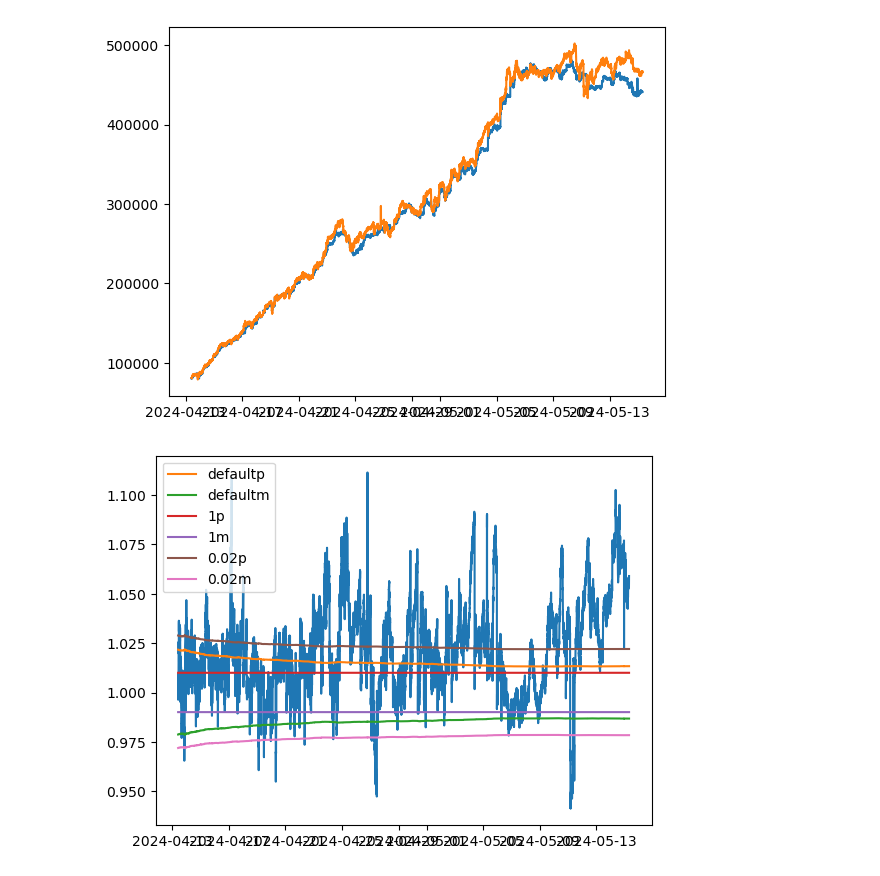
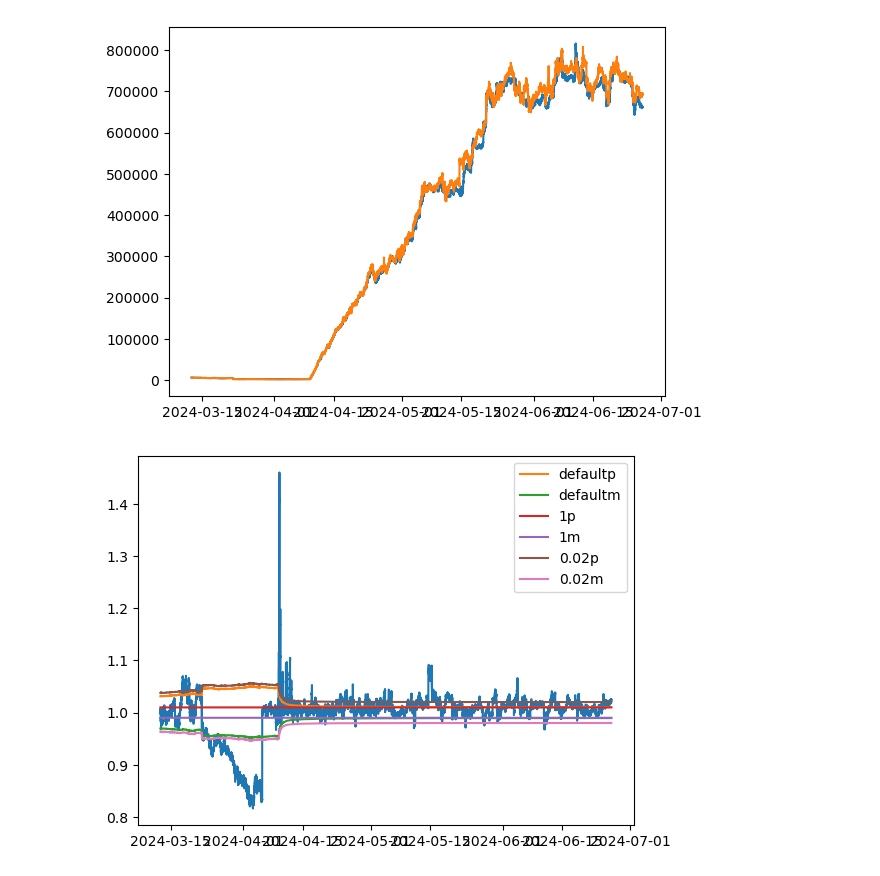
Before and after one commit to PoloX2021/cow_amm_fees, a Jupyter notebook: analysis.ipynb, the cells around one changed output. Drawn from its saved outputs; the diff is of its cells as text; code cells hidden in the pictures.

```diff
--- a/analysis.ipynb
+++ b/analysis.ipynb
@@ -36,30 +39,29 @@ Index(['blockchain', 'cow_amm_address', 'token_1_address', 'token_2_address',
       dtype='object')
 # %%
-def alphap(X,Y,f=0.01, g=20):
+def alphap(X,Y,f=0.01, g = 4):
     beta = np.sqrt(X*Y)
     return (2+f+g/beta+np.sqrt((g/beta+f)**2+4*g/beta))/2
 
-def alpham(X,Y, f = 0.01, g = 20):
+def alpham(X,Y, f = 0.01, g = 4):
     beta = np.sqrt(X*Y)
     return 2/(2+f+g/beta+np.sqrt((g/beta+f)**2+4*g/beta))
 # %%
-df = df[df['token0_balance']*df['price0'] > 80000]
-plt.plot(df['minute'],df['price0']*df['token0_balance'])
-plt.plot(df['minute'],df['price1']*df['token1_balance'])
+plt.plot(df['minute'],df['token0_balance_usd'])
+plt.plot(df['minute'],df['token1_balance_usd'])
 plt.show()
 
-plt.plot(df['minute'],(df['price0']*df['token0_balance'])**-1*(df['price1']*df['token1_balance']))
+plt.plot(df['minute'],np.sqrt((df['token0_balance_usd'])**-1*(df['token1_balance_usd'])))
 
-plt.plot(df['minute'], alphap(df['token0_balance']*df['price0'],df['token1_balance']*df['price1']), label = 'defaultp')
-plt.plot(df['minute'], alpham(df['token0_balance']*df['price0'],df['token1_balance']*df['price1']), label = 'defaultm')
-plt.plot(df['minute'], alphap(df['token0_balance']*df['price0'],df['token1_balance']*df['price1'], g=0), label = '1p')
-plt.plot(df['minute'], alpham(df['token0_balance']*df['price0'],df['token1_balance']*df['price1'], g= 0), label = '1m')
-plt.plot(df['minute'], alphap(df['token0_balance']*df['price0'],df['token1_balance']*df['price1'], f=0.02), label = '0.02p')
-plt.plot(df['minute'], alpham(df['token0_balance']*df['price0'],df['token1_balance']*df['price1'], f=0.02), label = '0.02m')
+plt.plot(df['minute'], alphap(df['token0_balance_usd'],df['token1_balance_usd']), label = 'defaultp')
+plt.plot(df['minute'], alpham(df['token0_balance_usd'],df['token1_balance_usd']), label = 'defaultm')
+plt.plot(df['minute'], alphap(df['token0_balance_usd'],df['token1_balance_usd'], g=0), label = '1p')
+plt.plot(df['minute'], alpham(df['token0_balance_usd'],df['token1_balance_usd'], g= 0), label = '1m')
+plt.plot(df['minute'], alphap(df['token0_balance_usd'],df['token1_balance_usd'], f=0.02), label = '0.02p')
+plt.plot(df['minute'], alpham(df['token0_balance_usd'],df['token1_balance_usd'], f=0.02), label = '0.02m')
 plt.legend()
 plt.show()
 # %% [output]
-[figure, old version]
+[figure, new version]
-[figure, old version]
+[figure, new version]
 # %%
 # Créer un modèle GARCH
```
Also changed, not shown: parts of 8 cells of this notebook, 3 other files.
